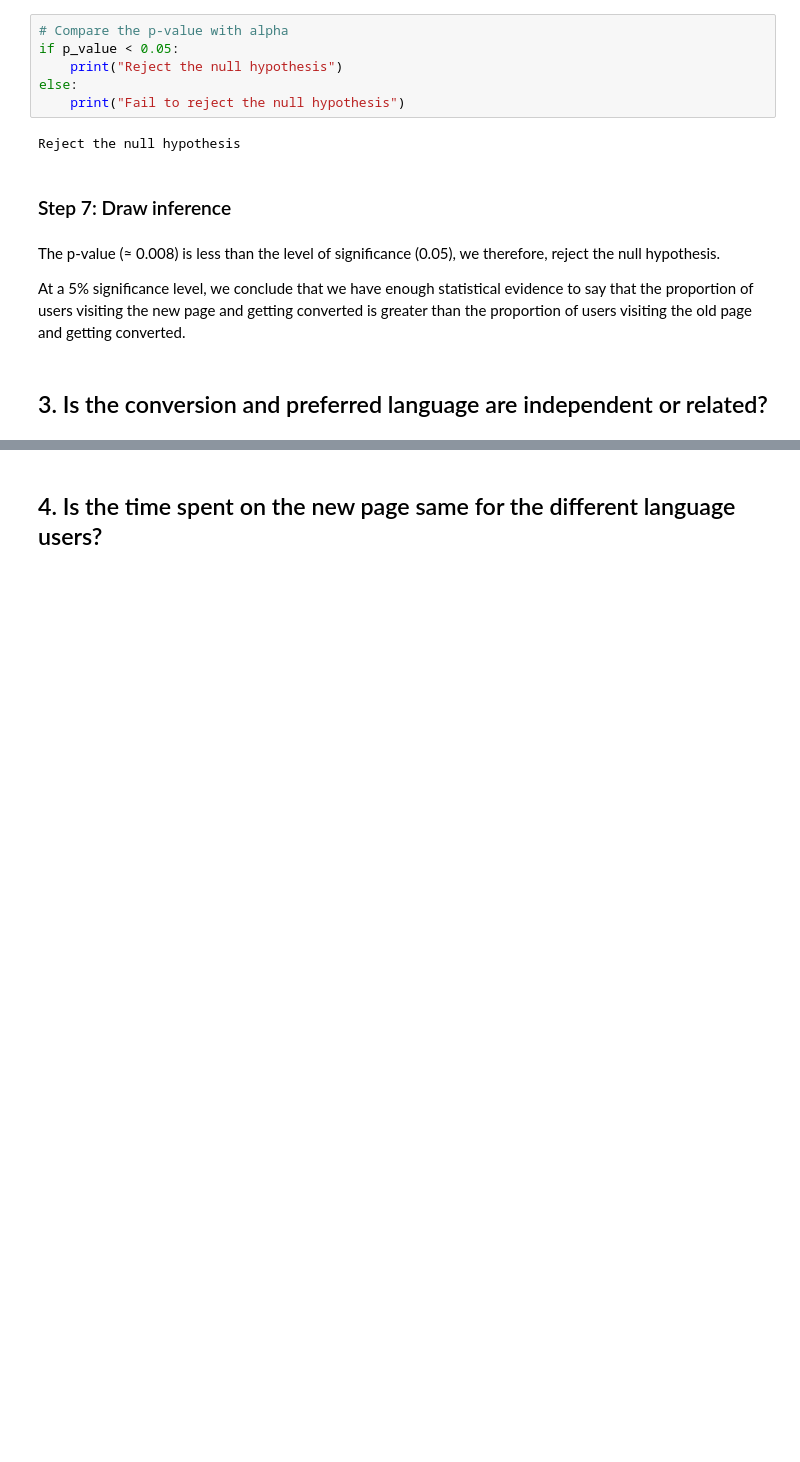
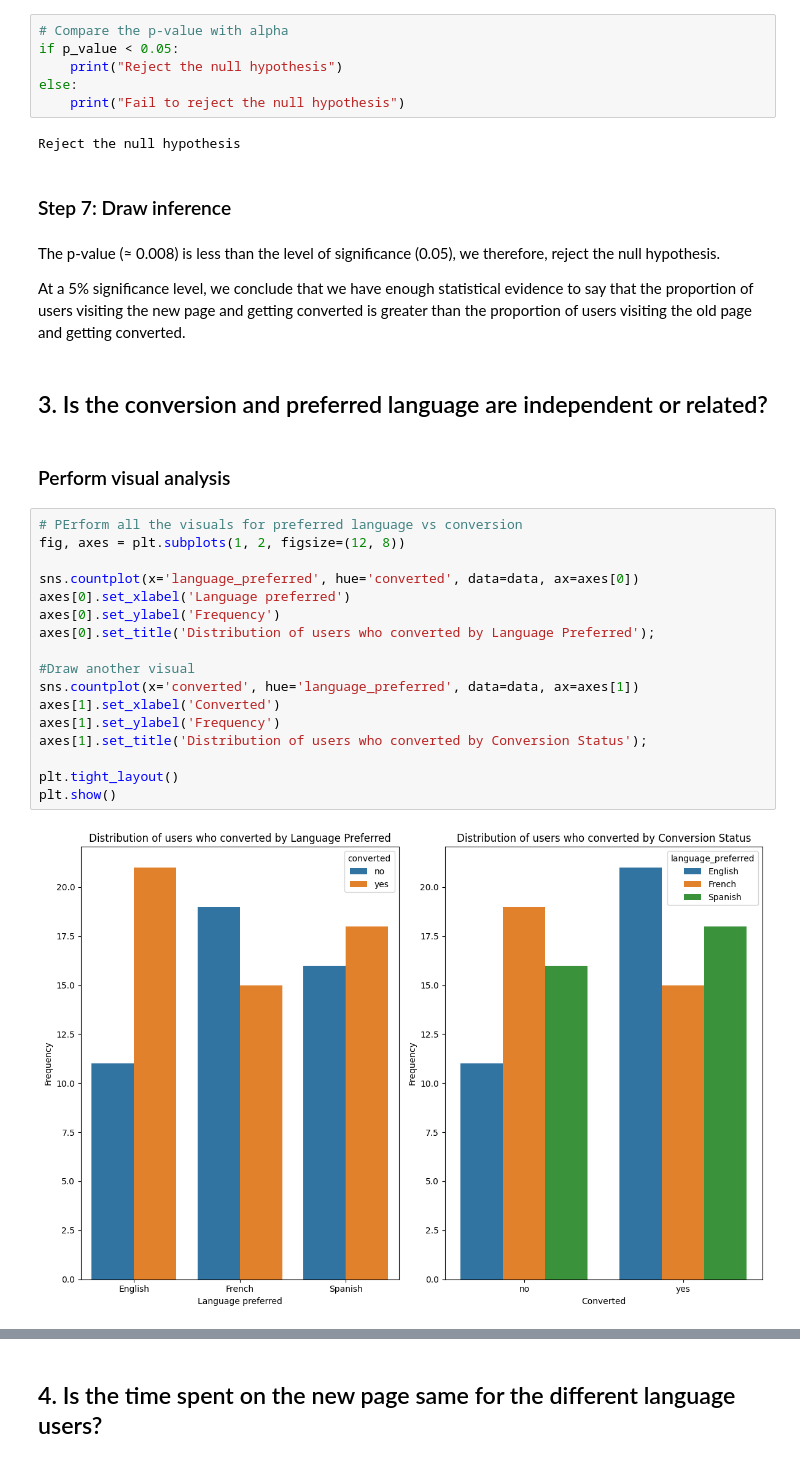
Before and after one commit to akatjizeu/Data-Science, a Jupyter notebook: deakin-bridging/business-stats/ENews_Express_Learner_Notebook_Full_Code.ipynb, the cells around one changed output, grey strips where cells are left out. Saved outputs shown, nothing was run; the diff lists cells and outputs as text; blank space fills up the shorter version.

```diff
--- a/deakin-bridging/business-stats/ENews_Express_Learner_Notebook_Full_Code.ipynb
+++ b/deakin-bridging/business-stats/ENews_Express_Learner_Notebook_Full_Code.ipynb
@@ -497,3 +498,24 @@ The p-value (≈ 0.008) is less than the level of significance (0.05), we theref
 At a 5% significance level, we conclude that we have enough statistical evidence to say that the proportion of users visiting the new page and getting converted is greater than the proportion of users visiting the old page and getting converted.
 # %% [markdown]
 ## 3. Is the conversion and preferred language are independent or related?
+# %% [markdown]
+### Perform visual analysis
+# %%
+# PErform all the visuals for preferred language vs conversion
+fig, axes = plt.subplots(1, 2, figsize=(12, 8))
+
+sns.countplot(x='language_preferred', hue='converted', data=data, ax=axes[0])
+axes[0].set_xlabel('Language preferred')
+axes[0].set_ylabel('Frequency')
+axes[0].set_title('Distribution of users who converted by Language Preferred');
+
+#Draw another visual
+sns.countplot(x='converted', hue='language_preferred', data=data, ax=axes[1])
+axes[1].set_xlabel('Converted')
+axes[1].set_ylabel('Frequency')
+axes[1].set_title('Distribution of users who converted by Conversion Status');
+
+plt.tight_layout()
+plt.show()
+# %% [output]
+[figure, added]
```
Also changed, not shown: parts of 37 cells of this notebook.
